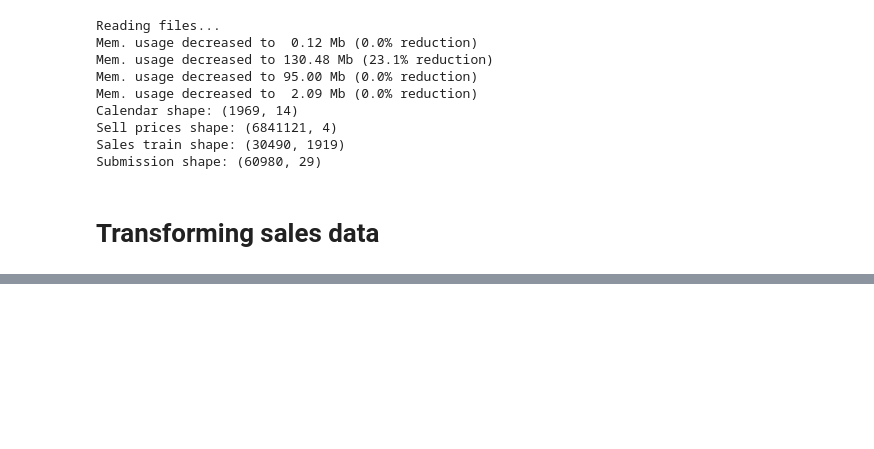
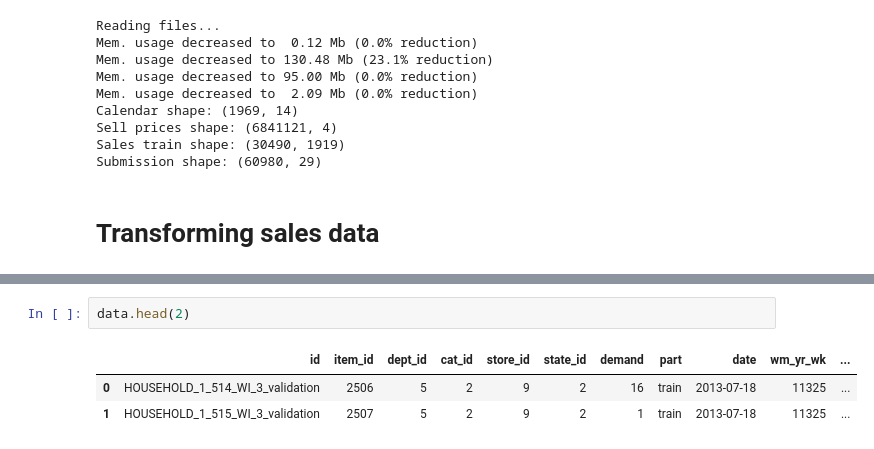
Before and after one commit to vivekka93/m5-accuracy, a Jupyter notebook: my_notebook.ipynb, the cells around one changed output, grey strips where cells are left out. Drawn from its saved outputs; the diff is of its cells as text; blank space fills up the shorter version.

```diff
--- a/my_notebook.ipynb
+++ b/my_notebook.ipynb
@@ -93,0 +268,6 @@ melted = pd.melt(sales_train_val, id_vars=['id', 'item_id', 'dept_id', 'cat_id',
+# %%
+data.head(2)
+# %% [output]
+|  | id | item_id | dept_id | cat_id | store_id | state_id | demand | part | date | wm_yr_wk | ... |
+| 0 | HOUSEHOLD_1_514_WI_3_validation | 2506 | 5 | 2 | 9 | 2 | 16 | train | 2013-07-18 | 11325 | ... |
+| 1 | HOUSEHOLD_1_515_WI_3_validation | 2507 | 5 | 2 | 9 | 2 | 1 | train | 2013-07-18 | 11325 | ... |
```
Also changed, not shown: parts of 15 cells of this notebook.
